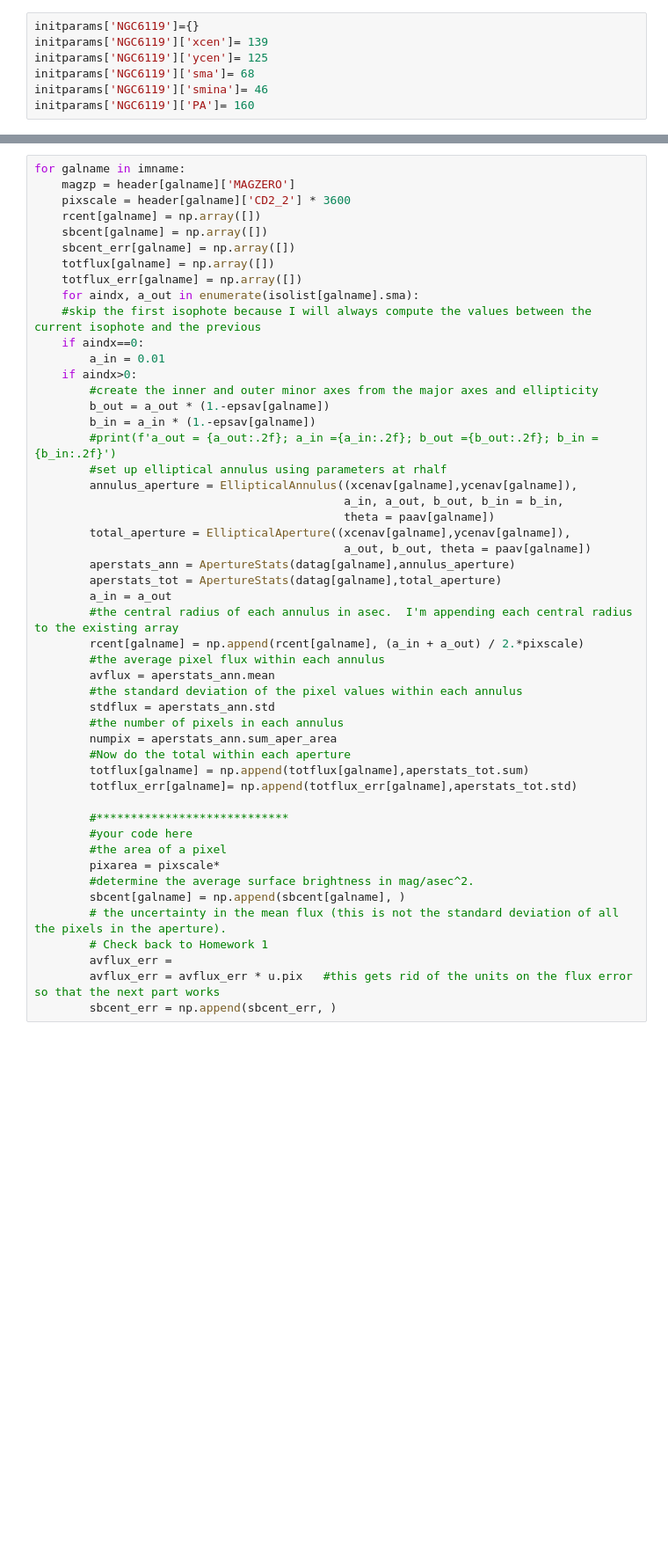
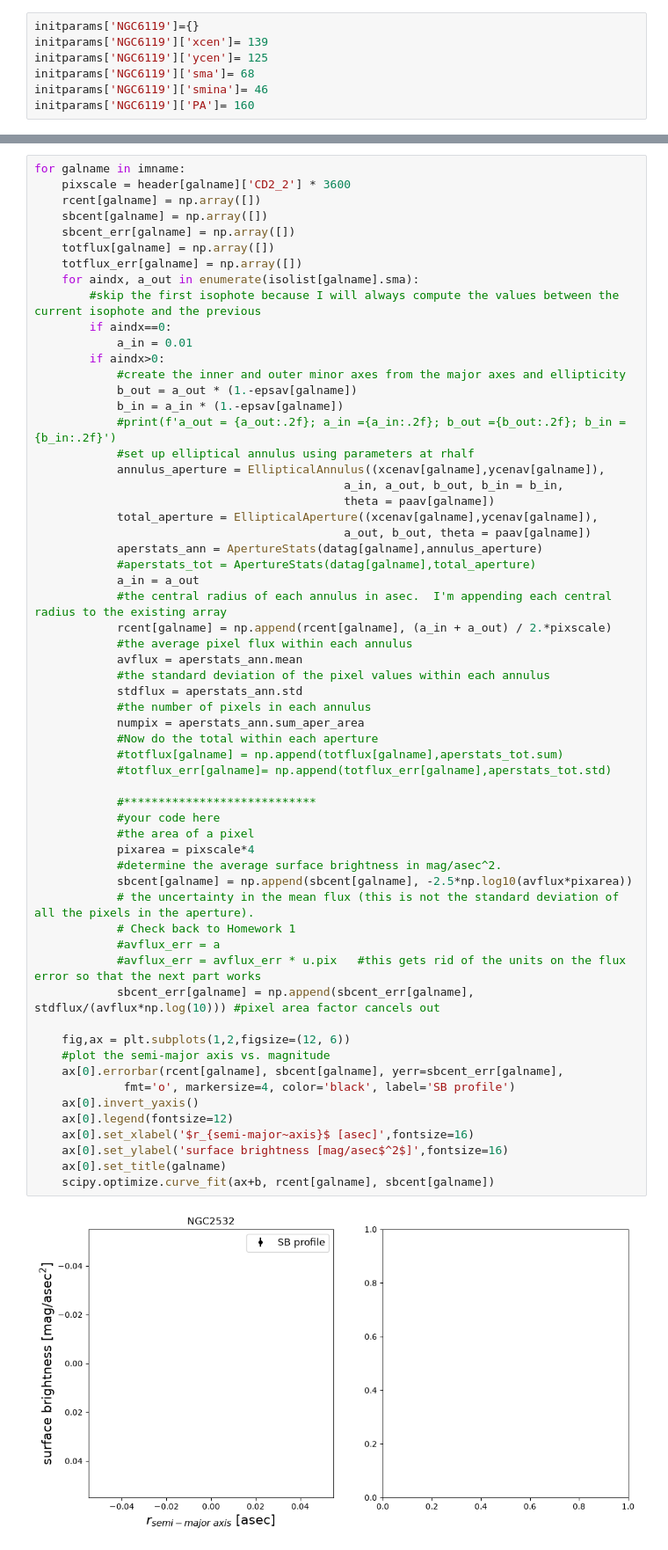
Before and after one commit to Christopher-E-Jennings/Galaxy_Capstone, a Jupyter notebook: GalaxyFits.ipynb, the cells around one changed output, grey strips where cells are left out. Shown at 88% size. Cells and saved outputs as stored; diff of their text form; blank space fills up the shorter version.

```diff
--- a/GalaxyFits.ipynb
+++ b/GalaxyFits.ipynb
@@ -313,50 +356,62 @@ for galname in imname:
 # %%
 for galname in imname:
-    magzp = header[galname]['MAGZERO']
     pixscale = header[galname]['CD2_2'] * 3600
     rcent[galname] = np.array([])
     sbcent[galname] = np.array([])
     sbcent_err[galname] = np.array([])
     totflux[galname] = np.array([])
     totflux_err[galname] = np.array([])
     for aindx, a_out in enumerate(isolist[galname].sma):
-    #skip the first isophote because I will always compute the values between the current isophote and the previous
-    if aindx==0:
-        a_in = 0.01
-    if aindx>0:
-        #create the inner and outer minor axes from the major axes and ellipticity
-        b_out = a_out * (1.-epsav[galname])
-        b_in = a_in * (1.-epsav[galname])
-        #print(f'a_out = {a_out:.2f}; a_in ={a_in:.2f}; b_out ={b_out:.2f}; b_in ={b_in:.2f}')
-        #set up elliptical annulus using parameters at rhalf
-        annulus_aperture = EllipticalAnnulus((xcenav[galname],ycenav[galname]),
+        #skip the first isophote because I will always compute the values between the current isophote and the previous
+        if aindx==0:
+            a_in = 0.01
+        if aindx>0:
+            #create the inner and outer minor axes from the major axes and ellipticity
+            b_out = a_out * (1.-epsav[galname])
+            b_in = a_in * (1.-epsav[galname])
+            #print(f'a_out = {a_out:.2f}; a_in ={a_in:.2f}; b_out ={b_out:.2f}; b_in ={b_in:.2f}')
+            #set up elliptical annulus using parameters at rhalf
+            annulus_aperture = EllipticalAnnulus((xcenav[galname],ycenav[galname]),
                                              a_in, a_out, b_out, b_in = b_in,
                                              theta = paav[galname])
-        total_aperture = EllipticalAperture((xcenav[galname],ycenav[galname]),
+            total_aperture = EllipticalAperture((xcenav[galname],ycenav[galname]),
                                              a_out, b_out, theta = paav[galname])
-        aperstats_ann = ApertureStats(datag[galname],annulus_aperture)
-        aperstats_tot = ApertureStats(datag[galname],total_aperture)
-        a_in = a_out
-        #the central radius of each annulus in asec.  I'm appending each central radius to the existing array
-        rcent[galname] = np.append(rcent[galname], (a_in + a_out) / 2.*pixscale)
-        #the average pixel flux within each annulus
-        avflux = aperstats_ann.mean
-        #the standard deviation of the pixel values within each annulus
-        stdflux = aperstats_ann.std
-        #the number of pixels in each annulus
-        numpix = aperstats_ann.sum_aper_area
-        #Now do the total within each aperture
-        totflux[galname] = np.append(totflux[galname],aperstats_tot.sum)
-        totflux_err[galname]= np.append(totflux_err[galname],aperstats_tot.std)
+            aperstats_ann = ApertureStats(datag[galname],annulus_aperture)
+            #aperstats_tot = ApertureStats(datag[galname],total_aperture)
+            a_in = a_out
+            #the central radius of each annulus in asec.  I'm appending each central radius to the existing array
+            rcent[galname] = np.append(rcent[galname], (a_in + a_out) / 2.*pixscale)
+            #the average pixel flux within each annulus
+            avflux = aperstats_ann.mean
+            #the standard deviation of the pixel values within each annulus
+            stdflux = aperstats_ann.std
+            #the number of pixels in each annulus
+            numpix = aperstats_ann.sum_aper_area
+            #Now do the total within each aperture
+            #totflux[galname] = np.append(totflux[galname],aperstats_tot.sum)
+            #totflux_err[galname]= np.append(totflux_err[galname],aperstats_tot.std)
 
-        #****************************
-        #your code here
-        #the area of a pixel
-        pixarea = pixscale*
-        #determine the average surface brightness in mag/asec^2.
-        sbcent[galname] = np.append(sbcent[galname], )
-        # the uncertainty in the mean flux (this is not the standard deviation of all the pixels in the aperture).
-        # Check back to Homework 1
-        avflux_err =
-        avflux_err = avflux_err * u.pix   #this gets rid of the units on the flux error so that the next part works
-        sbcent_err = np.append(sbcent_err, )
+            #****************************
+            #your code here
+            #the area of a pixel
+            pixarea = pixscale*4
+            #determine the average surface brightness in mag/asec^2.
+            sbcent[galname] = np.append(sbcent[galname], -2.5*np.log10(avflux*pixarea))
+            # the uncertainty in the mean flux (this is not the standard deviation of all the pixels in the aperture).
+            # Check back to Homework 1
+            #avflux_err = a
+            #avflux_err = avflux_err * u.pix   #this gets rid of the units on the flux error so that the next part works
+            sbcent_err[galname] = np.append(sbcent_err[galname], stdflux/(avflux*np.log(10))) #pixel area factor cancels out
+
+    fig,ax = plt.subplots(1,2,figsize=(12, 6))
+    #plot the semi-major axis vs. magnitude
+    ax[0].errorbar(rcent[galname], sbcent[galname], yerr=sbcent_err[galname],
+             fmt='o', markersize=4, color='black', label='SB profile')
+    ax[0].invert_yaxis()
+    ax[0].legend(fontsize=12)
+    ax[0].set_xlabel('$r_{semi-major~axis}$ [asec]',fontsize=16)
+    ax[0].set_ylabel('surface brightness [mag/asec$^2$]',fontsize=16)
+    ax[0].set_title(galname)
+    scipy.optimize.curve_fit(ax+b, rcent[galname], sbcent[galname])
+# %% [output]
+[figure, added]
```
Also changed, not shown: parts of 16 cells of this notebook.
